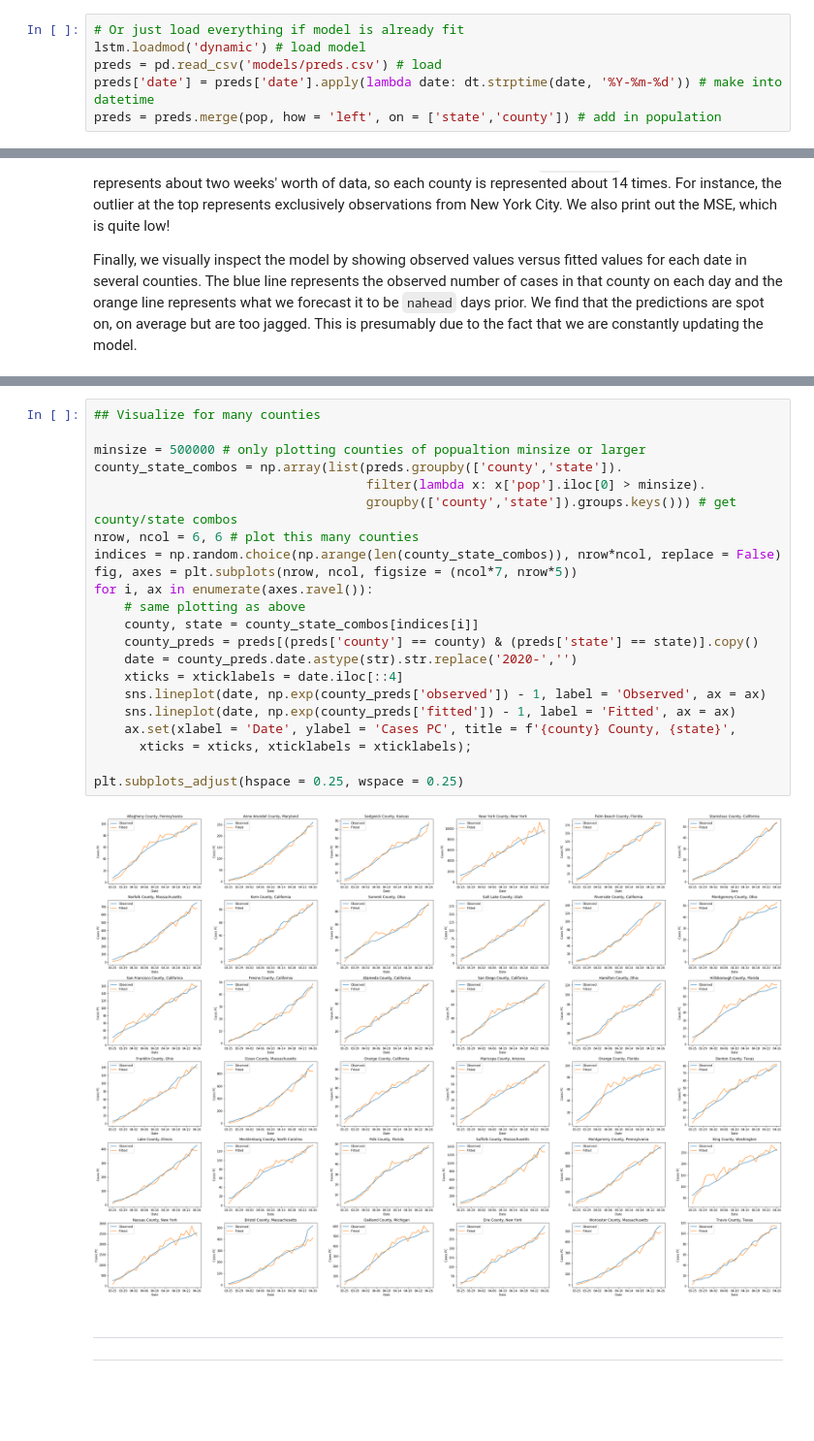
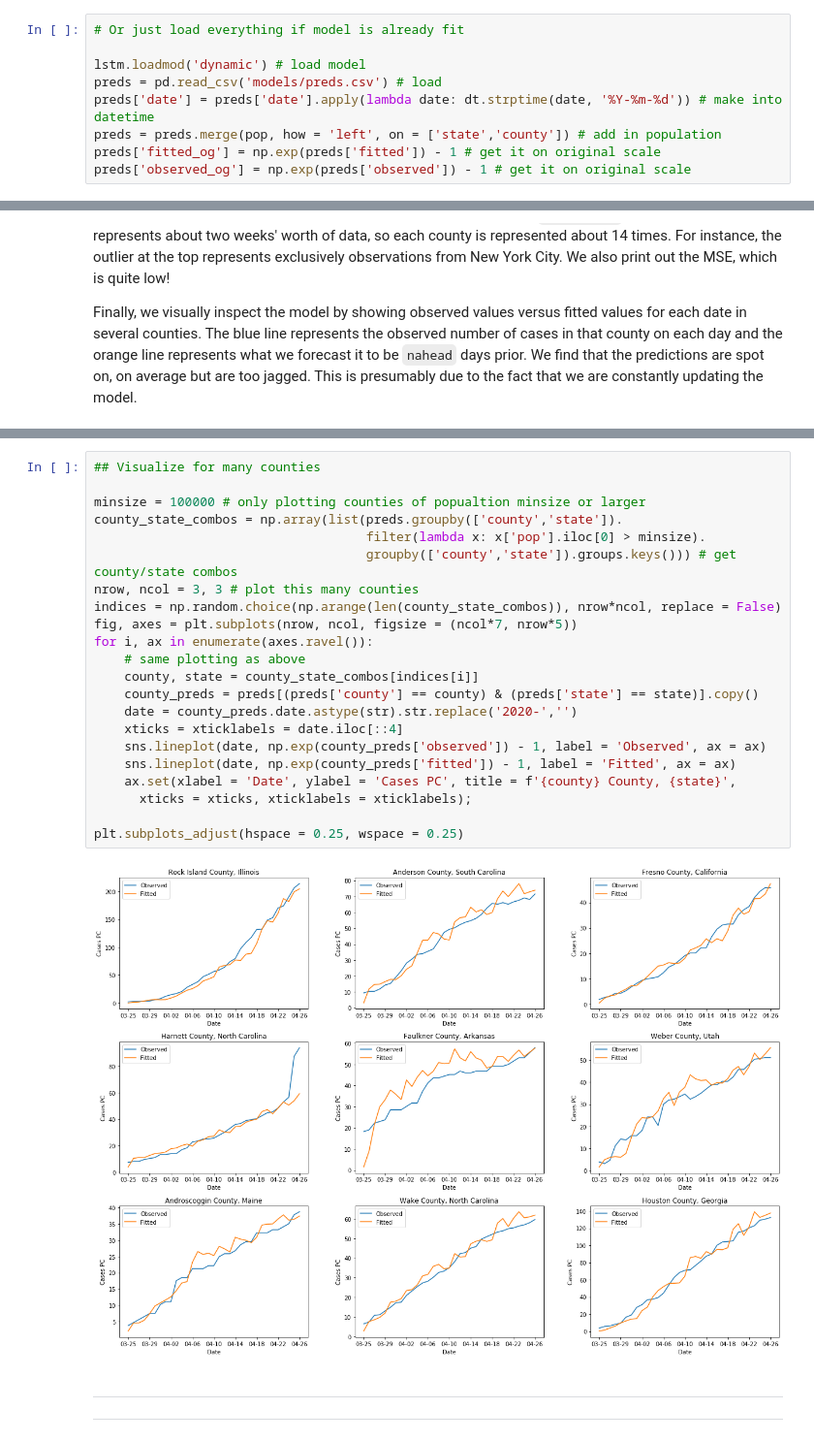
Before and after one commit to dafriedman97/COVID19_forecasts, a Jupyter notebook: Dynamic.ipynb, the cells around one changed output, grey strips where cells are left out. Shown at 97% size. Saved outputs shown, nothing was run; the diff lists cells and outputs as text; blank space fills up the shorter version.

```diff
--- a/Dynamic.ipynb
+++ b/Dynamic.ipynb
@@ -502,10 +502,13 @@ last date: 04-23
 # preds.to_csv('models/preds.csv', index = False) # save predictions
 # %%
 # Or just load everything if model is already fit
+
 lstm.loadmod('dynamic') # load model
 preds = pd.read_csv('models/preds.csv') # load
 preds['date'] = preds['date'].apply(lambda date: dt.strptime(date, '%Y-%m-%d')) # make into datetime
 preds = preds.merge(pop, how = 'left', on = ['state','county']) # add in population
+preds['fitted_og'] = np.exp(preds['fitted']) - 1 # get it on original scale
+preds['observed_og'] = np.exp(preds['observed']) - 1 # get it on original scale
 # %% [markdown]
 ____
 ___
@@ -558,27 +563,27 @@ ax[1].set(xlabel = 'Date', ylabel = 'Cases PC', title = f'{nahead}-day Forecast
 # %%
 ## Visualize for many counties
 
-minsize = 500000 # only plotting counties of popualtion minsize or larger
+minsize = 100000 # only plotting counties of popualtion minsize or larger
 county_state_combos = np.array(list(preds.groupby(['county','state']).
                                     filter(lambda x: x['pop'].iloc[0] > minsize).
                                     groupby(['county','state']).groups.keys())) # get county/state combos
-nrow, ncol = 6, 6 # plot this many counties
+nrow, ncol = 3, 3 # plot this many counties
 indices = np.random.choice(np.arange(len(county_state_combos)), nrow*ncol, replace = False)
 fig, axes = plt.subplots(nrow, ncol, figsize = (ncol*7, nrow*5))
 for i, ax in enumerate(axes.ravel()):
     # same plotting as above
     county, state = county_state_combos[indices[i]]
     county_preds = preds[(preds['county'] == county) & (preds['state'] == state)].copy()
     date = county_preds.date.astype(str).str.replace('2020-','')
     xticks = xticklabels = date.iloc[::4]
     sns.lineplot(date, np.exp(county_preds['observed']) - 1, label = 'Observed', ax = ax)
     sns.lineplot(date, np.exp(county_preds['fitted']) - 1, label = 'Fitted', ax = ax)
     ax.set(xlabel = 'Date', ylabel = 'Cases PC', title = f'{county} County, {state}',
       xticks = xticks, xticklabels = xticklabels);
 
 plt.subplots_adjust(hspace = 0.25, wspace = 0.25)
 # %% [output]
-[figure, old version]
+[figure, new version]
 # %% [markdown]
 ____
 ____
```
Also changed, not shown: parts of 4 cells of this notebook, 1 other file.
